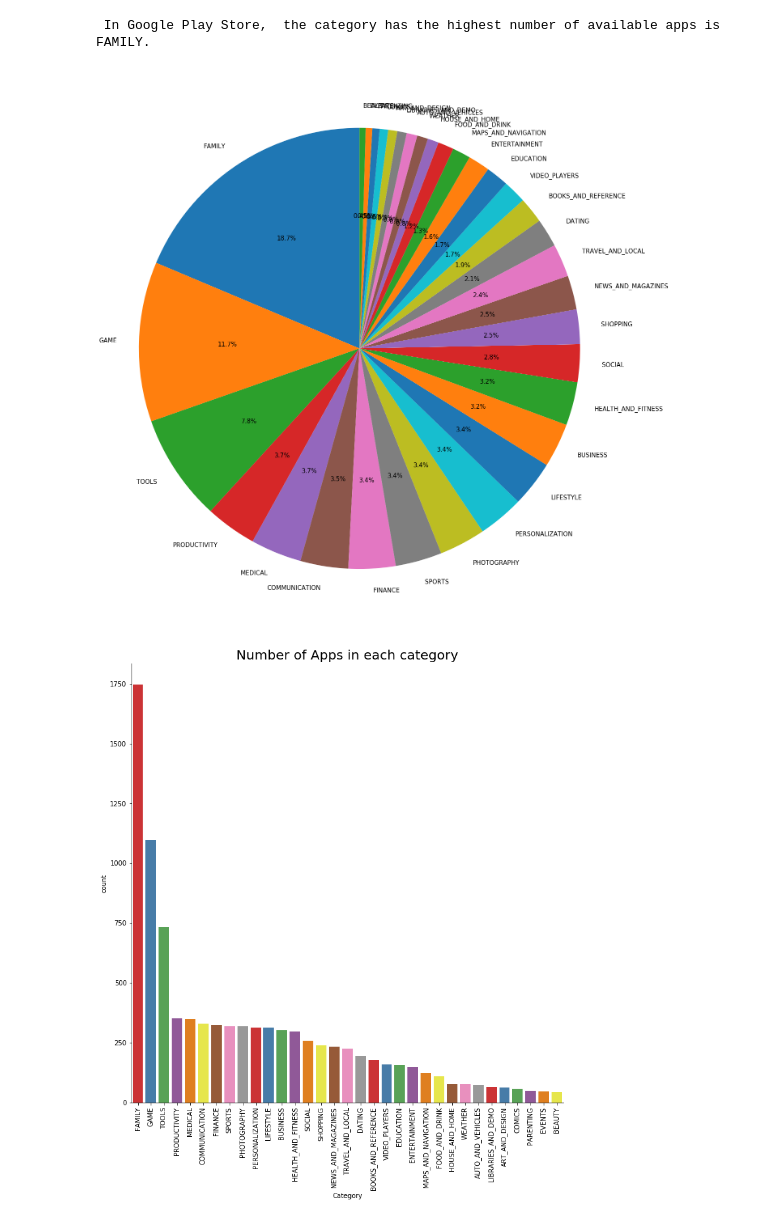
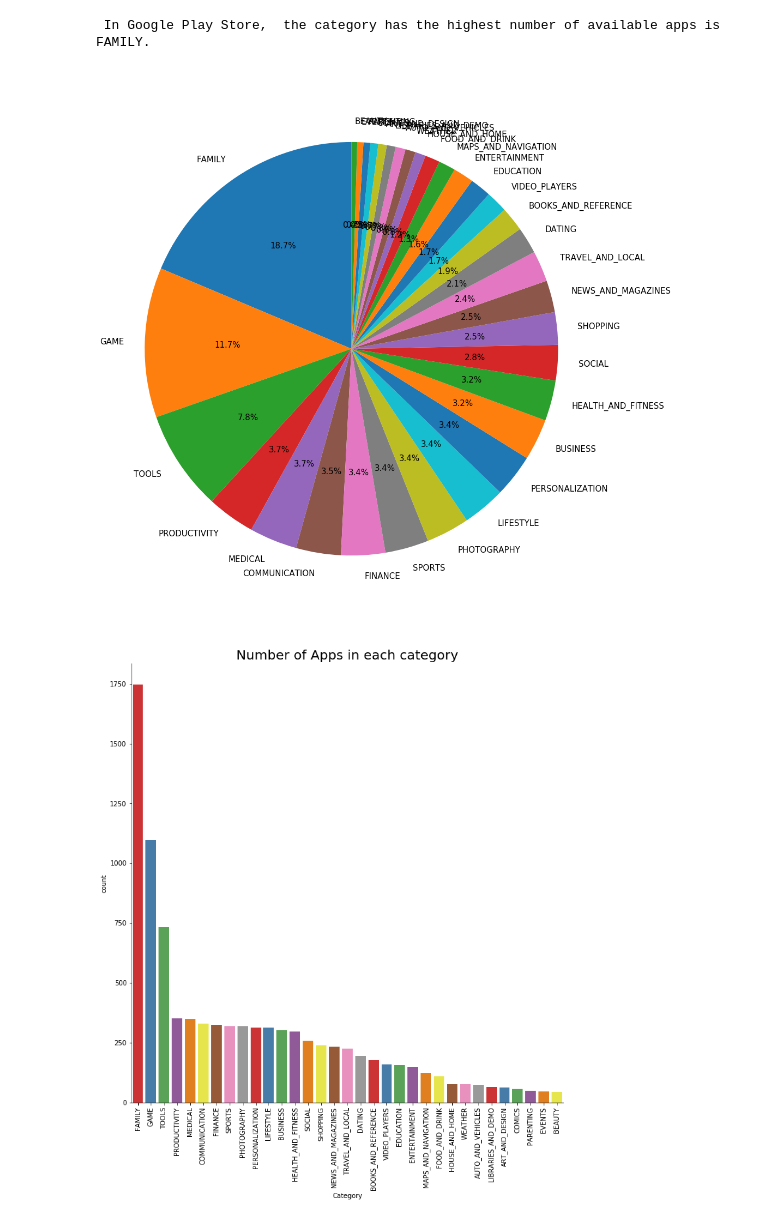
Before and after one commit to Northwestern-Project-Team/Project-1, a Jupyter notebook: AppStore_Lei3.ipynb, the cells around one changed output. Drawn from its saved outputs; the diff is of its cells as text; code cells hidden in the pictures.

```diff
--- a/AppStore_Lei3.ipynb
+++ b/AppStore_Lei3.ipynb
@@ -88,6 +91,16 @@ googlestore['Reviews'] = pd.to_numeric(googlestore['Reviews'])
 # Remove dollar sign and convert the datatype of 'Price' column
 googlestore['Price'] = googlestore['Price'].str.replace('$', '')
 googlestore['Price'] = pd.to_numeric(googlestore['Price'])
+# %%
+# Remove + sign and convert the datatype of 'Installs' column
+googlestore['Installs'] = googlestore['Installs'].str.replace(",","")
+googlestore['Installs'] = googlestore['Installs'].apply(lambda x: x.strip("+"))
+googlestore['Installs']=googlestore['Installs'].astype(float)
+# %%
+# Make size into numeric
+googlestore['Size'].replace('Varies with device', np.nan, inplace = True)
+googlestore['Size']=googlestore['Size'].str.extract(r'([\d\.]+)', expand=False).astype(float) * \
+googlestore['Size'].str.extract(r'([kM]+)', expand=False).fillna(1).replace(['k','M'],[1,1000]).astype(int)
 # %%
 # Verify datatypes have been changed
 googlestore.dtypes
@@ -231,20 +178,20 @@ print(f" In Google Play Store,  the category has the highest number of available
 # %%
 # Pie chart, where the slices will be ordered and plotted counter-clockwise:
 labels = googlestore['Category'].value_counts().index
 sizes = googlestore['Category'].value_counts()
 
 matplotlib.rcParams['font.size'] = 15
 
-fig1, ax1 = plt.subplots(figsize=(20, 20))
+fig1, ax1 = plt.subplots(figsize=(15, 15))
 
 ax1.pie(sizes, labels=labels, autopct='%1.1f%%', startangle=90)
 
 ax1.axis('equal')  # Equal aspect ratio ensures that pie is drawn as a circle.
 
 plt.tight_layout()
 plt.show()
 # %% [output]
-[figure, old version]
+[figure, new version]
 # %%
 def plotchart(tab):
     plot = sns.catplot(x=tab,y=compare, data=googlestore, kind=formats, height = 10,
```
Also changed, not shown: parts of 25 cells of this notebook, 4 other files.
